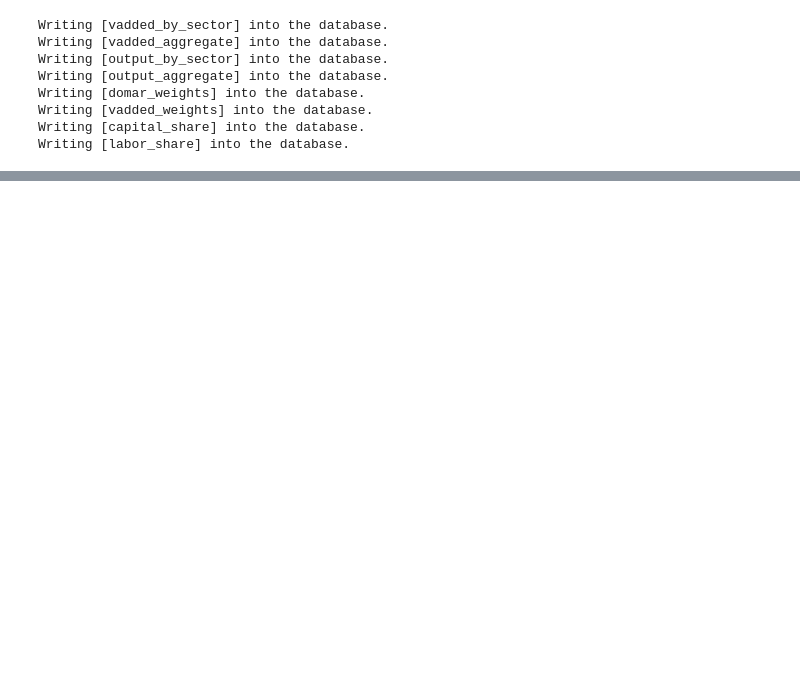
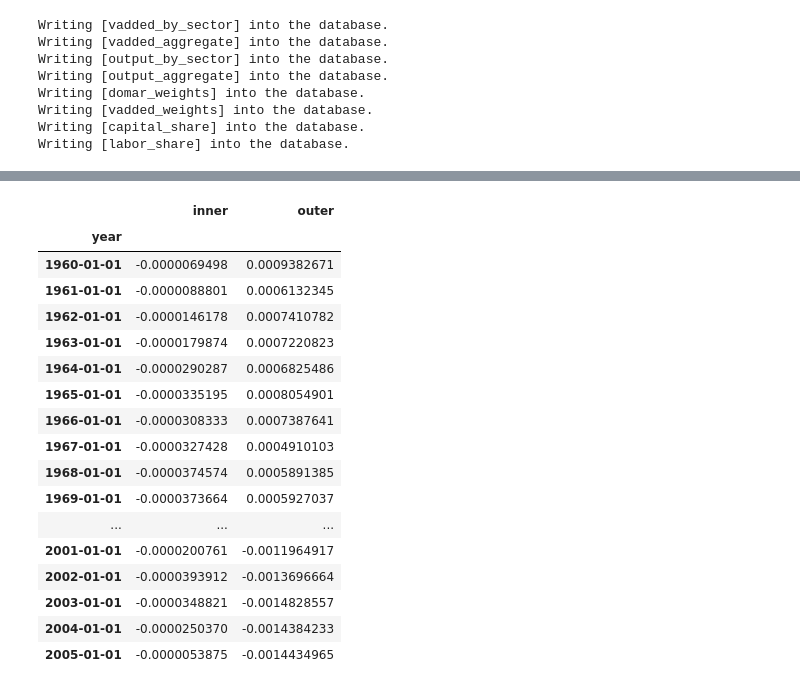
Before and after one commit to AshokRao95/network_volatility, a Jupyter notebook: analyze.ipynb, the cells around one changed output, grey strips where cells are left out. Drawn from its saved outputs; the diff is of its cells as text; code cells hidden in the pictures; blank space fills up the shorter version.

```diff
--- a/analyze.ipynb
+++ b/analyze.ipynb
@@ -140,0 +140,21 @@ ax.legend([ax.get_lines()[0], ax.right_ax.get_lines()[0]], ['Fundamental vol (in
+# %%
+fundamental_vol_df
+# %% [output]
+|  | inner | outer |
+| year |  |  |
+| 1960-01-01 | -0.0000069498 | 0.0009382671 |
+| 1961-01-01 | -0.0000088801 | 0.0006132345 |
+| 1962-01-01 | -0.0000146178 | 0.0007410782 |
+| 1963-01-01 | -0.0000179874 | 0.0007220823 |
+| 1964-01-01 | -0.0000290287 | 0.0006825486 |
+| 1965-01-01 | -0.0000335195 | 0.0008054901 |
+| 1966-01-01 | -0.0000308333 | 0.0007387641 |
+| 1967-01-01 | -0.0000327428 | 0.0004910103 |
+| 1968-01-01 | -0.0000374574 | 0.0005891385 |
+| 1969-01-01 | -0.0000373664 | 0.0005927037 |
+| ... | ... | ... |
+| 2001-01-01 | -0.0000200761 | -0.0011964917 |
+| 2002-01-01 | -0.0000393912 | -0.0013696664 |
+| 2003-01-01 | -0.0000348821 | -0.0014828557 |
+| 2004-01-01 | -0.0000250370 | -0.0014384233 |
+| 2005-01-01 | -0.0000053875 | -0.0014434965 |
```
Also changed, not shown: parts of 5 cells of this notebook, 2 other files.
